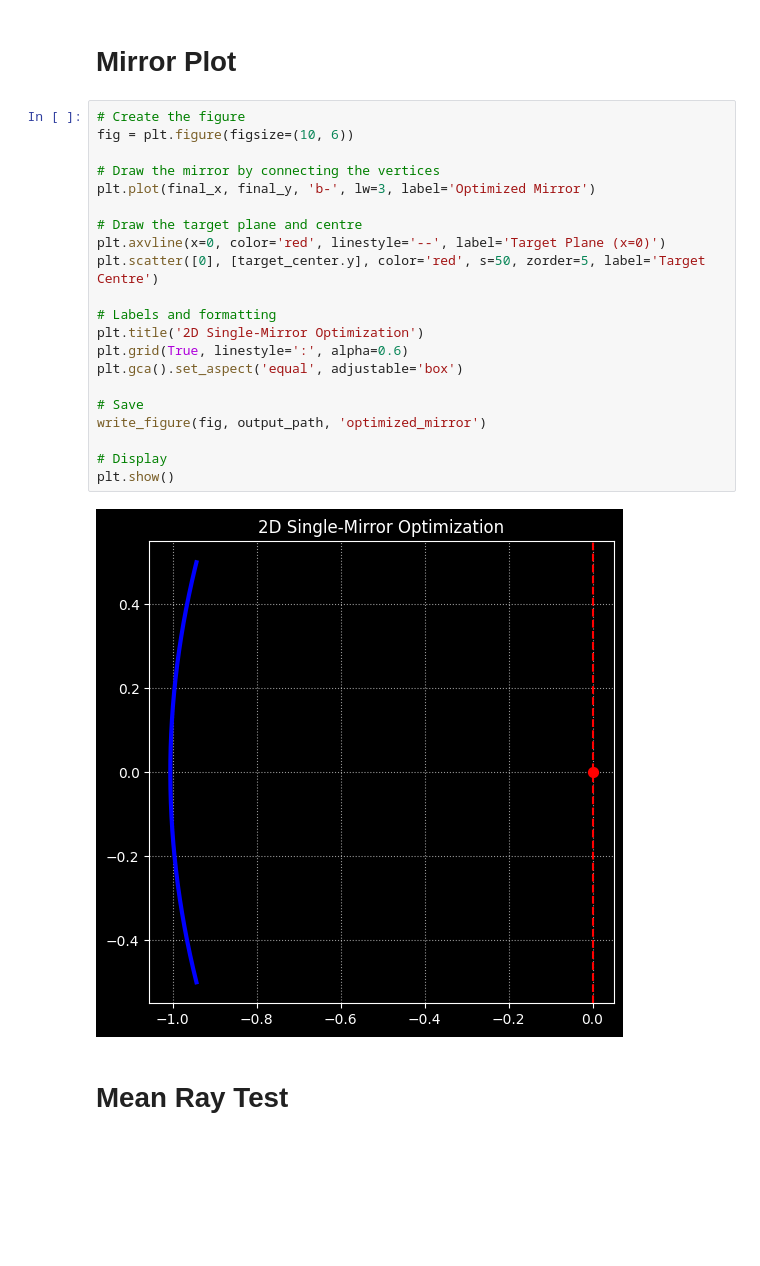
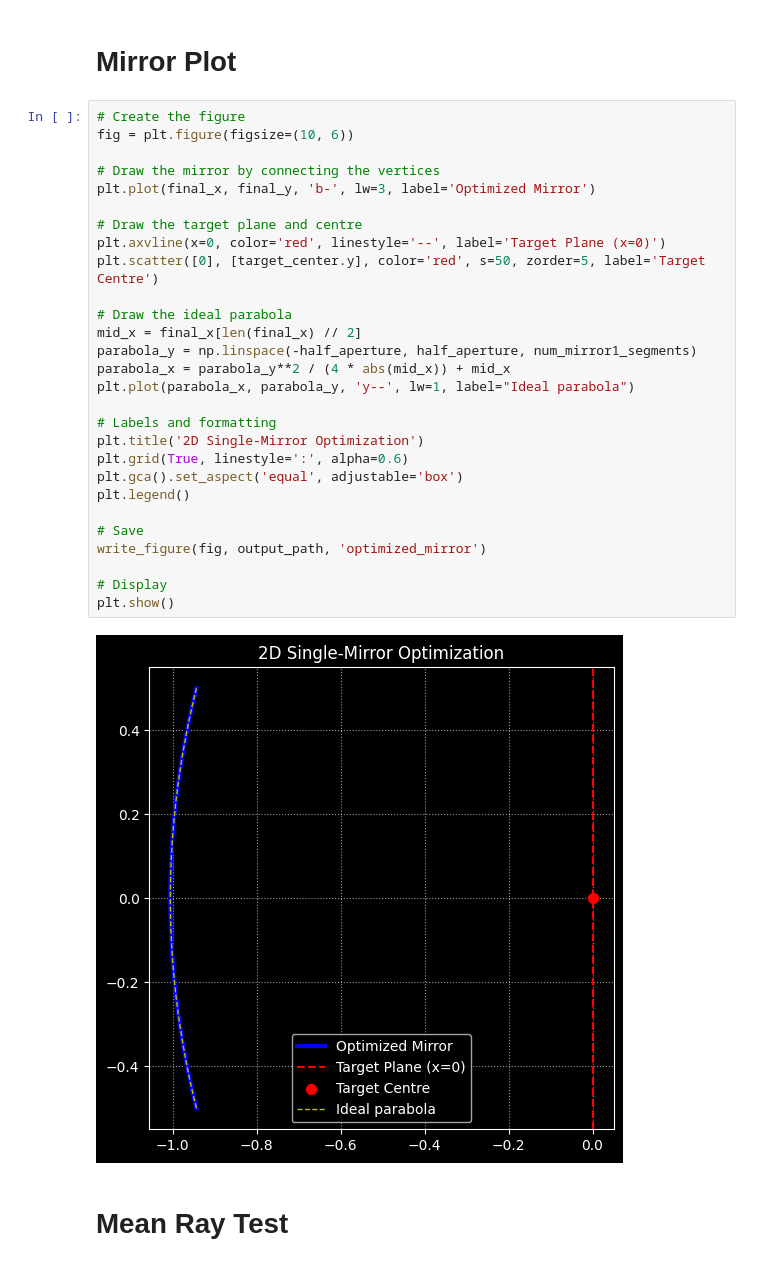
Before and after one commit to ssteinberg/solar_optical_concentrator, a Jupyter notebook: diff_rendering/single_mirror_spline.ipynb, the cells around one changed output. Saved outputs shown, nothing was run; the diff lists cells and outputs as text; blank space fills up the shorter version.

Commit message:
Plotting the ideal parabola as well, to show if the optimized one follows it or not.

```diff
--- a/diff_rendering/single_mirror_spline.ipynb
+++ b/diff_rendering/single_mirror_spline.ipynb
@@ -449,26 +449,33 @@ write_mirror(final_x, final_y, output_path, 'mirror')
 # %%
 # Create the figure
 fig = plt.figure(figsize=(10, 6))
 
 # Draw the mirror by connecting the vertices
 plt.plot(final_x, final_y, 'b-', lw=3, label='Optimized Mirror')
 
 # Draw the target plane and centre
 plt.axvline(x=0, color='red', linestyle='--', label='Target Plane (x=0)')
 plt.scatter([0], [target_center.y], color='red', s=50, zorder=5, label='Target Centre')
 
+# Draw the ideal parabola
+mid_x = final_x[len(final_x) // 2]
+parabola_y = np.linspace(-half_aperture, half_aperture, num_mirror1_segments)
+parabola_x = parabola_y**2 / (4 * abs(mid_x)) + mid_x
+plt.plot(parabola_x, parabola_y, 'y--', lw=1, label="Ideal parabola")
+
 # Labels and formatting
 plt.title('2D Single-Mirror Optimization')
 plt.grid(True, linestyle=':', alpha=0.6)
 plt.gca().set_aspect('equal', adjustable='box')
+plt.legend()
 
 # Save
 write_figure(fig, output_path, 'optimized_mirror')
 
 # Display
 plt.show()
 # %% [output]
-[figure, old version]
+[figure, new version]
 # %% [markdown]
 # Mean Ray Test
 # %%
```
Also changed, not shown: parts of 2 cells of this notebook.
